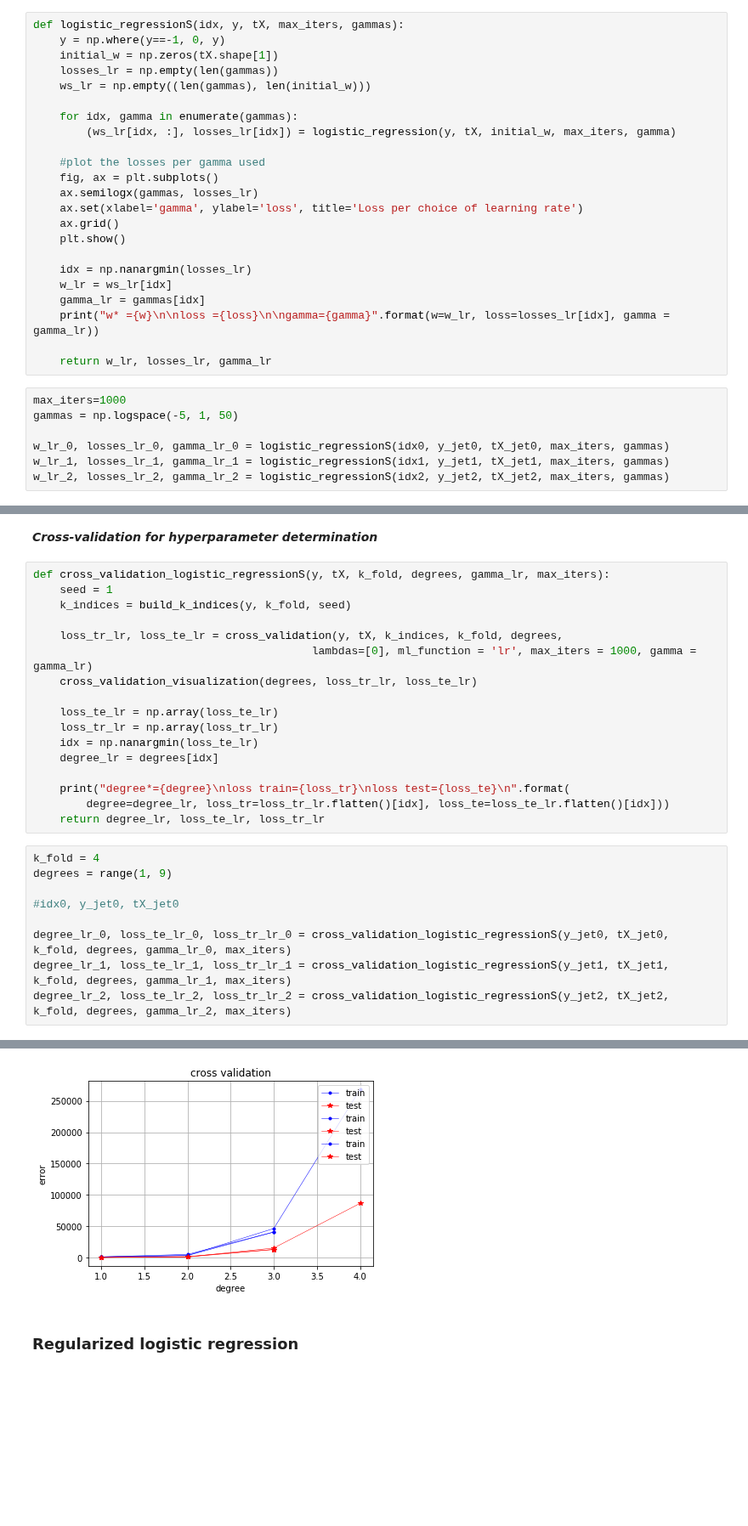
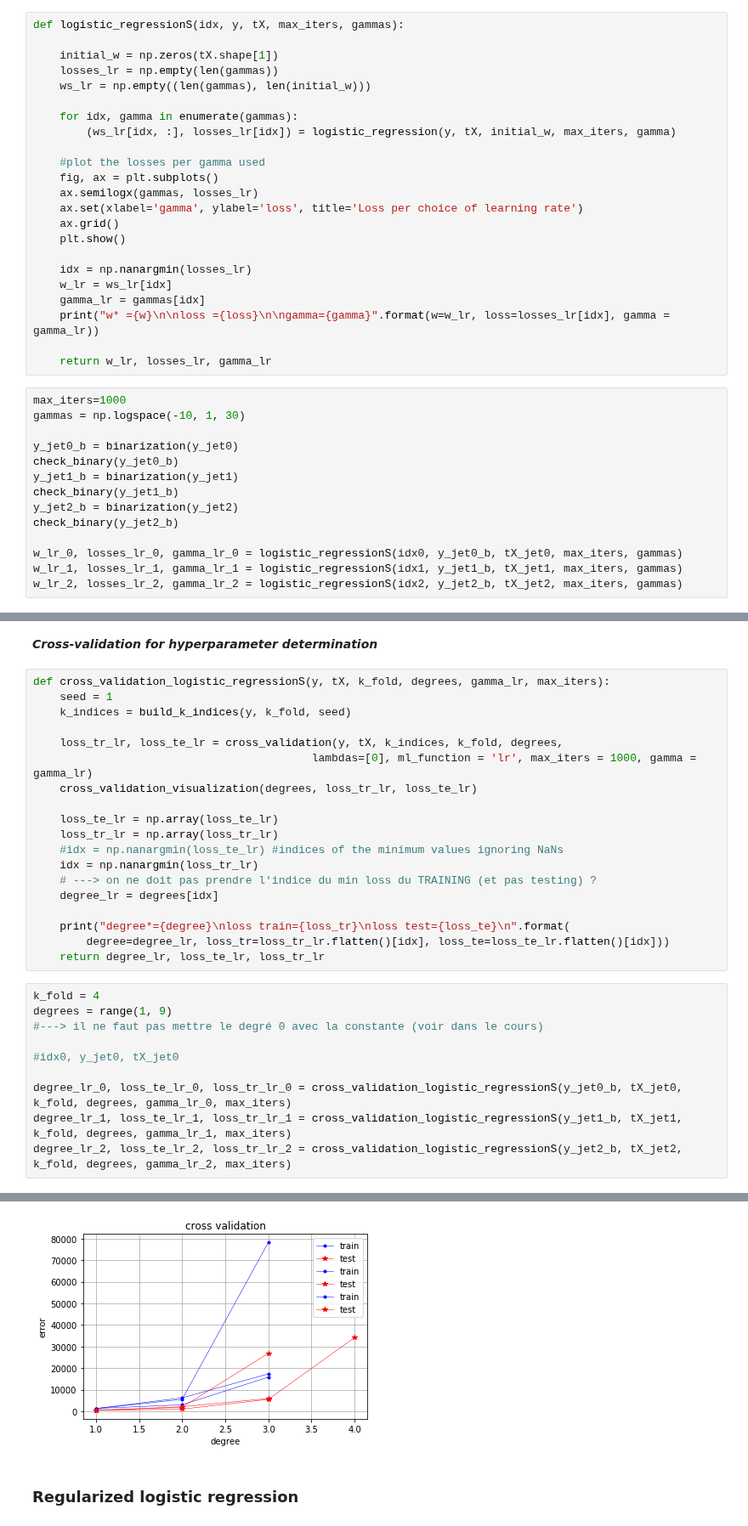
Before and after one commit to cschneuw/Machine-learning-Project-2019, a Jupyter notebook: scripts/project1.ipynb, the cells around one changed output, grey strips where cells are left out. Shown at 85% size. Cells and saved outputs as stored; diff of their text form; blank space fills up the shorter version.

Commit message:
Modification of binarization --> check for logistic regression

```diff
--- a/scripts/project1.ipynb
+++ b/scripts/project1.ipynb
@@ -309,6 +330,6 @@ idx2, y_jet2, tX_jet2
 # %%
 def logistic_regressionS(idx, y, tX, max_iters, gammas):
-    y = np.where(y==-1, 0, y)
+
     initial_w = np.zeros(tX.shape[1])
     losses_lr = np.empty(len(gammas))
     ws_lr = np.empty((len(gammas), len(initial_w)))
@@ -331,9 +352,16 @@ def logistic_regressionS(idx, y, tX, max_iters, gammas):
     return w_lr, losses_lr, gamma_lr
 # %%
 max_iters=1000
-gammas = np.logspace(-5, 1, 50)
+gammas = np.logspace(-10, 1, 30)
 
-w_lr_0, losses_lr_0, gamma_lr_0 = logistic_regressionS(idx0, y_jet0, tX_jet0, max_iters, gammas)
-w_lr_1, losses_lr_1, gamma_lr_1 = logistic_regressionS(idx1, y_jet1, tX_jet1, max_iters, gammas)
-w_lr_2, losses_lr_2, gamma_lr_2 = logistic_regressionS(idx2, y_jet2, tX_jet2, max_iters, gammas)
+y_jet0_b = binarization(y_jet0)
+check_binary(y_jet0_b)
+y_jet1_b = binarization(y_jet1)
+check_binary(y_jet1_b)
+y_jet2_b = binarization(y_jet2)
+check_binary(y_jet2_b)
+
+w_lr_0, losses_lr_0, gamma_lr_0 = logistic_regressionS(idx0, y_jet0_b, tX_jet0, max_iters, gammas)
+w_lr_1, losses_lr_1, gamma_lr_1 = logistic_regressionS(idx1, y_jet1_b, tX_jet1, max_iters, gammas)
+w_lr_2, losses_lr_2, gamma_lr_2 = logistic_regressionS(idx2, y_jet2_b, tX_jet2, max_iters, gammas)
 # %% [output]
@@ -382,7 +406,9 @@ def cross_validation_logistic_regressionS(y, tX, k_fold, degrees, gamma_lr, max_
 
     loss_te_lr = np.array(loss_te_lr)
     loss_tr_lr = np.array(loss_tr_lr)
-    idx = np.nanargmin(loss_te_lr)
+    #idx = np.nanargmin(loss_te_lr) #indices of the minimum values ignoring NaNs
+    idx = np.nanargmin(loss_tr_lr)
+    # ---> on ne doit pas prendre l'indice du min loss du TRAINING (et pas testing) ?
     degree_lr = degrees[idx]
 
     print("degree*={degree}\nloss train={loss_tr}\nloss test={loss_te}\n".format(
@@ -391,11 +417,12 @@ def cross_validation_logistic_regressionS(y, tX, k_fold, degrees, gamma_lr, max_
 # %%
 k_fold = 4
 degrees = range(1, 9)
+#---> il ne faut pas mettre le degré 0 avec la constante (voir dans le cours)
 
 #idx0, y_jet0, tX_jet0
 
-degree_lr_0, loss_te_lr_0, loss_tr_lr_0 = cross_validation_logistic_regressionS(y_jet0, tX_jet0, k_fold, degrees, gamma_lr_0, max_iters)
-degree_lr_1, loss_te_lr_1, loss_tr_lr_1 = cross_validation_logistic_regressionS(y_jet1, tX_jet1, k_fold, degrees, gamma_lr_1, max_iters)
-degree_lr_2, loss_te_lr_2, loss_tr_lr_2 = cross_validation_logistic_regressionS(y_jet2, tX_jet2, k_fold, degrees, gamma_lr_2, max_iters)
+degree_lr_0, loss_te_lr_0, loss_tr_lr_0 = cross_validation_logistic_regressionS(y_jet0_b, tX_jet0, k_fold, degrees, gamma_lr_0, max_iters)
+degree_lr_1, loss_te_lr_1, loss_tr_lr_1 = cross_validation_logistic_regressionS(y_jet1_b, tX_jet1, k_fold, degrees, gamma_lr_1, max_iters)
+degree_lr_2, loss_te_lr_2, loss_tr_lr_2 = cross_validation_logistic_regressionS(y_jet2_b, tX_jet2, k_fold, degrees, gamma_lr_2, max_iters)
 # %% [output]
 degree*=1
@@ -412,4 +439,4 @@ loss test=415.77444662181796
-[figure, old version]
+[figure, new version]
 # %% [markdown]
 ### Regularized logistic regression
 # %%
```
Also changed, not shown: parts of 4 cells of this notebook, 1 other file.
